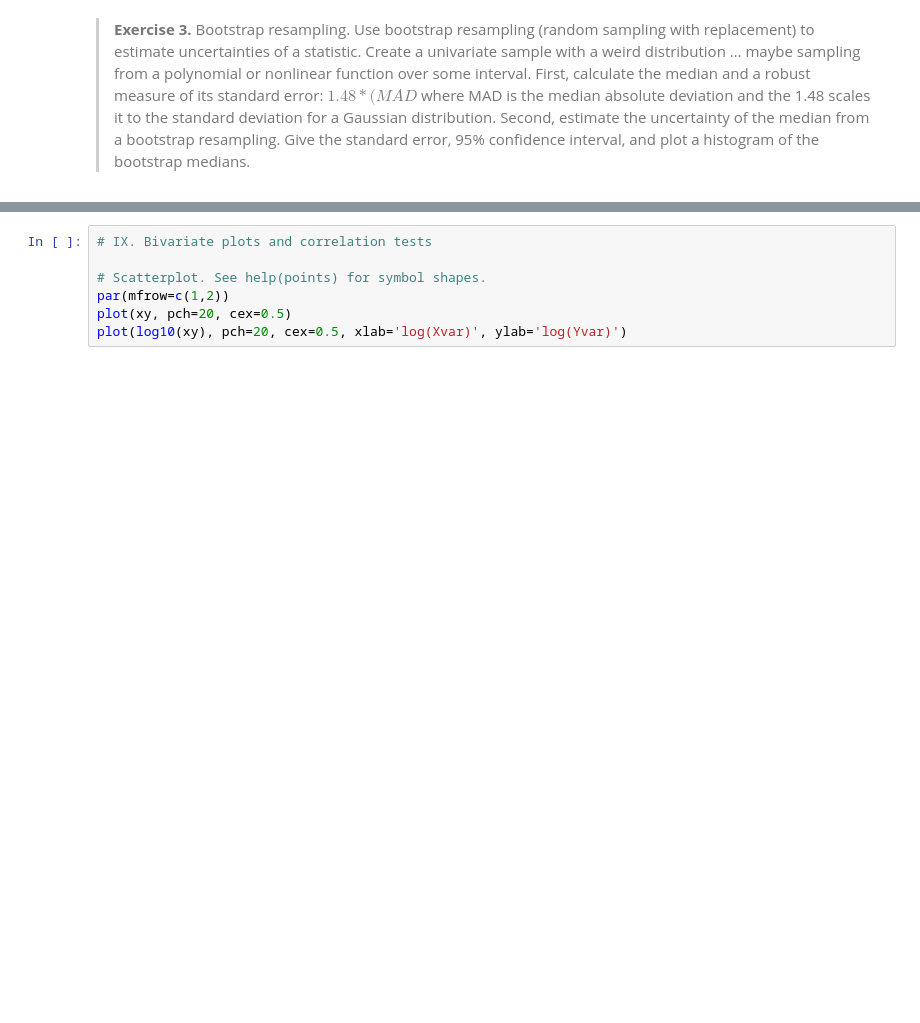
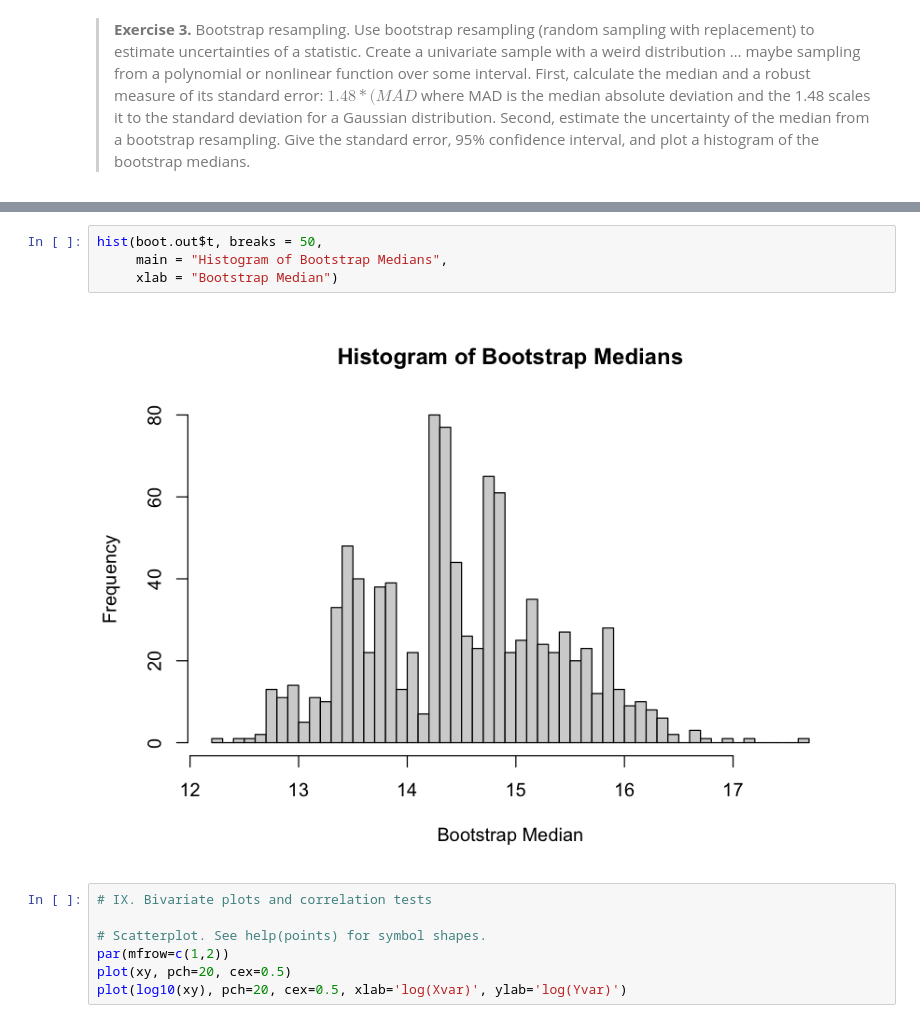
Before and after one commit to mwanakijiji/penn_state_astrostats, a Jupyter notebook: Day1/Day1_4_Feigelson_Tutorial_Notebook.ipynb, the cells around one changed output, grey strips where cells are left out. Saved outputs shown, nothing was run; the diff lists cells and outputs as text; blank space fills up the shorter version.

```diff
--- a/Day1/Day1_4_Feigelson_Tutorial_Notebook.ipynb
+++ b/Day1/Day1_4_Feigelson_Tutorial_Notebook.ipynb
@@ -764,3 +856,9 @@ t1* 0.9771736 -1.271103e-05  0.01299467
+# %%
+hist(boot.out$t, breaks = 50,
+     main = "Histogram of Bootstrap Medians",
+     xlab = "Bootstrap Median")
+# %% [output]
+[figure, added]
 # %%
 # IX. Bivariate plots and correlation tests
 
```
Also changed, not shown: parts of 7 cells of this notebook.
